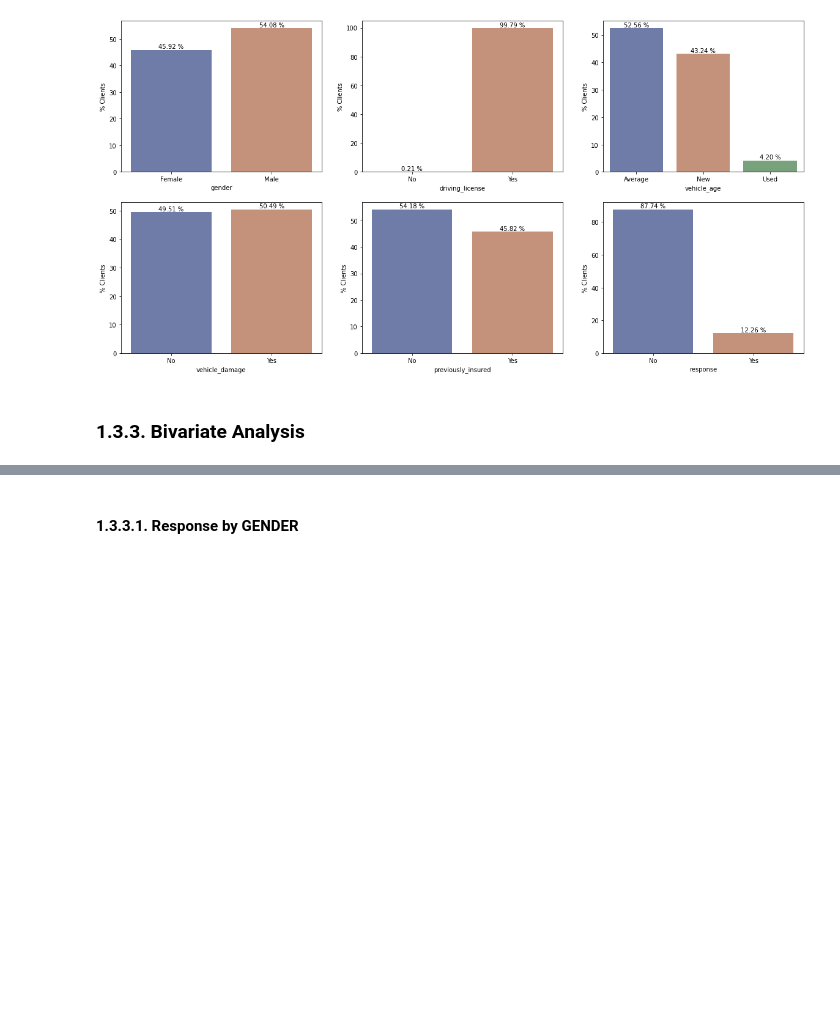
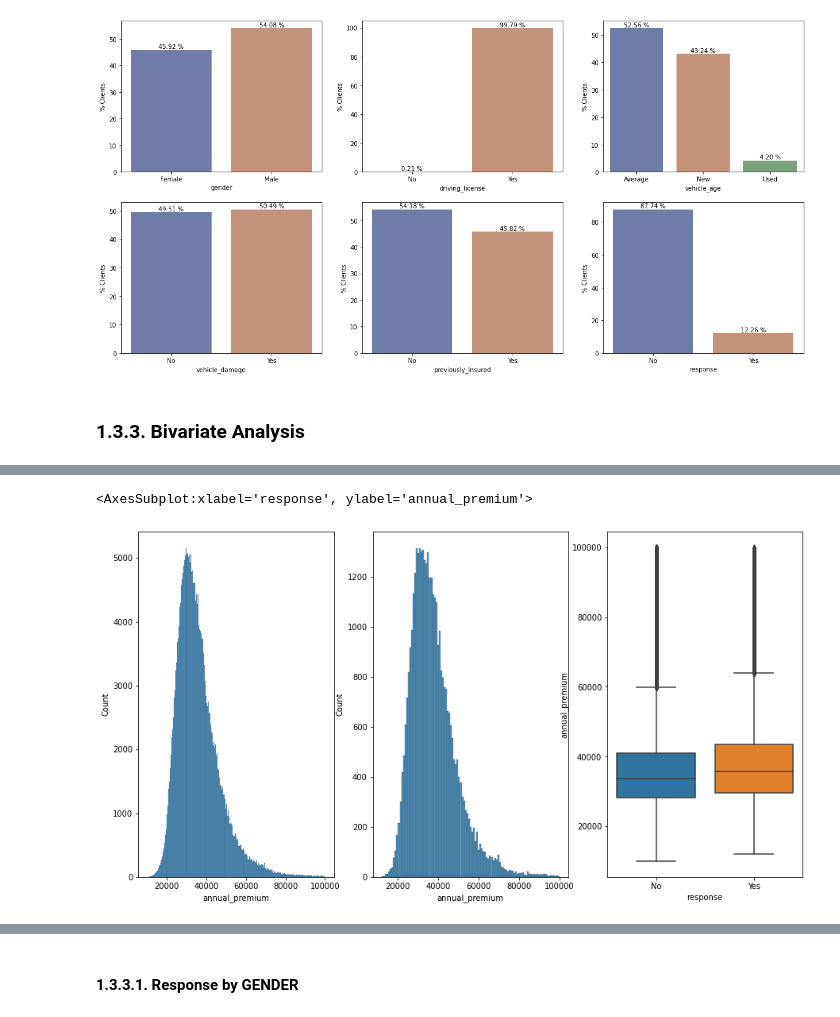
Before and after one commit to joaomj/health_insurance_cross_sell, a Jupyter notebook: health_insurance_cross-sell/notebooks/eda.ipynb, the cells around one changed output, grey strips where cells are left out. Drawn from its saved outputs; the diff is of its cells as text; code cells hidden in the pictures; blank space fills up the shorter version.

```diff
--- a/health_insurance_cross-sell/notebooks/eda.ipynb
+++ b/health_insurance_cross-sell/notebooks/eda.ipynb
@@ -367,0 +388,18 @@ for i in att_list:
+# %%
+premium_filter = df_eda.loc[(df_eda['annual_premium'] > 10000) & (df_eda['annual_premium'] < 100000)] # filtering outliers in annual_premium
+
+plt.subplots(figsize = (15,8), nrows = 1, ncols = 3)
+
+plt.subplot(1,3,1)
+annual_premium = premium_filter.loc[premium_filter['response'] == 'No', 'annual_premium']
+sns.histplot(data = annual_premium)
+
+plt.subplot(1,3,2)
+annual_premium = premium_filter.loc[premium_filter['response'] == 'Yes', 'annual_premium']
+sns.histplot(annual_premium)
+
+plt.subplot(1,3,3)
+sns.boxplot(x='response', y='annual_premium', data=premium_filter)
+# %% [output]
+<AxesSubplot:xlabel='response', ylabel='annual_premium'>
+[figure, added]
```
Also changed, not shown: parts of 12 cells of this notebook.
